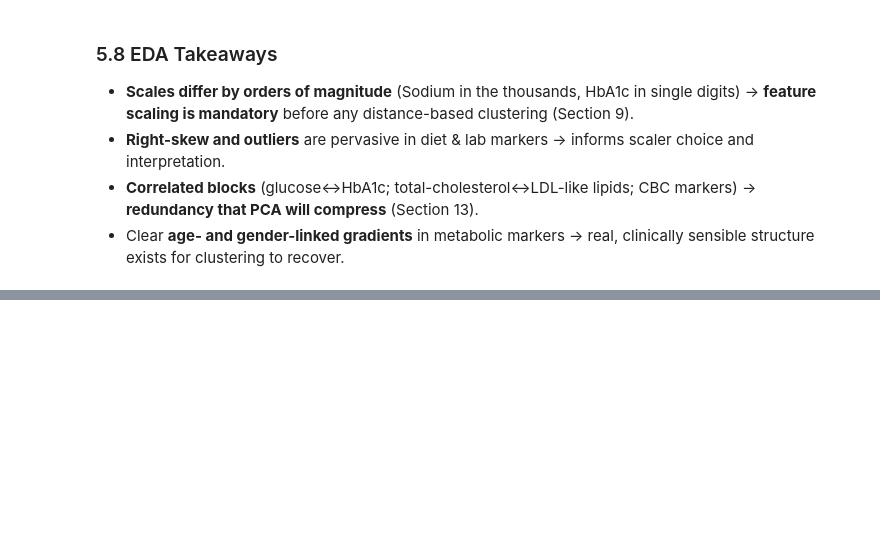
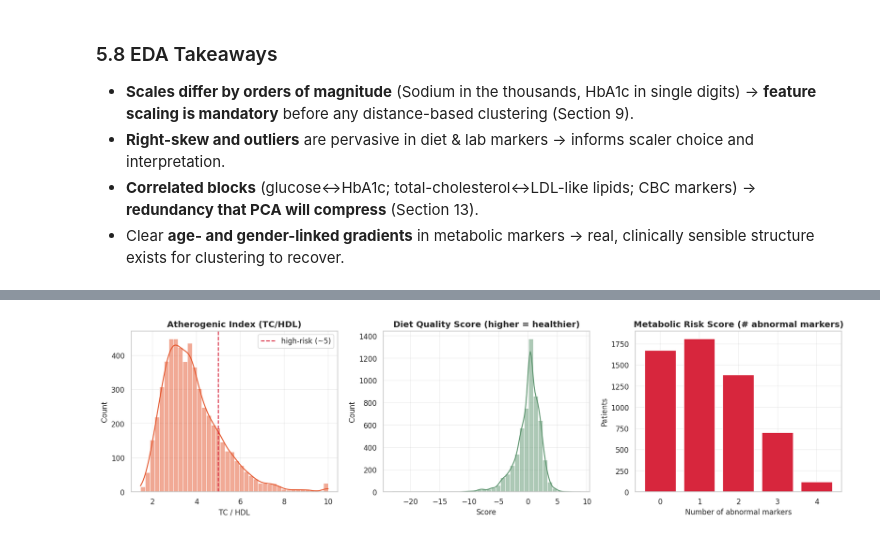
Before and after one commit to Syed-Irfan-1165/Patient-Segmentation-using-Unsupervised-Machine-Learning, a Jupyter notebook: notebooks/NHANES_Patient_Segmentation_PROGRESS.ipynb, the cells around one changed output, grey strips where cells are left out. Drawn from its saved outputs; the diff is of its cells as text; code cells hidden in the pictures; blank space fills up the shorter version.

```diff
--- a/notebooks/NHANES_Patient_Segmentation_PROGRESS.ipynb
+++ b/notebooks/NHANES_Patient_Segmentation_PROGRESS.ipynb
@@ -866,0 +902,24 @@ plt.tight_layout(); plt.show()
+# %%
+# ---- 6.2 Continuous ENGINEERED features (added to the clustering matrix) ----
+# (a) Atherogenic index: Total Cholesterol / HDL  (higher = worse CV risk)
+fe['CholHDL_Ratio'] = fe['TotalChol_mgdl'] / fe['HDL_mgdl'].replace(0, np.nan)
+fe['CholHDL_Ratio'] = fe['CholHDL_Ratio'].fillna(fe['CholHDL_Ratio'].median())
+
+# (b) Diet Quality Score: reward fibre, penalise sugar/sodium/saturated fat.
+#     Built from z-scores so components are comparable, then combined.
+def z(s): return (s - s.mean()) / s.std()
+fe['DietQualityScore'] = (z(fe['Fiber_g'])
+                          - z(fe['Sugar_g'])
+                          - z(fe['Sodium_mg'])
+                          - z(fe['SaturatedFat_g']))
+
+# (c) Metabolic Risk Score: count of abnormal cardiometabolic markers (0-4).
+fe['MetabolicRiskScore'] = (
+    (fe['HbA1c_pct'] >= 5.7).astype(int) +
+    (fe['Glucose_mgdl'] >= 100).astype(int) +
+    (fe['TotalChol_mgdl'] >= 200).astype(int) +
+    (fe['HDL_mgdl'] < 40).astype(int)
+)
+
+print('Engineered continuous features added: CholHDL_Ratio, DietQualityScore, MetabolicRiskScore')
+fe[['CholHDL_Ratio', 'DietQualityScore', 'MetabolicRiskScore']].describe().round(2)
@@ -866,0 +937,17 @@ plt.tight_layout(); plt.show()
+# %%
+# ---- 6.3 Visualise engineered features ----
+fig, axes = plt.subplots(1, 3, figsize=(16, 4.5))
+sns.histplot(fe['CholHDL_Ratio'].clip(upper=10), bins=40, kde=True, color=PALETTE[1], ax=axes[0])
+axes[0].axvline(5, color=PALETTE[6], ls='--', label='high-risk (~5)')
+axes[0].set_title('Atherogenic Index (TC/HDL)'); axes[0].set_xlabel('TC / HDL'); axes[0].legend()
+
+sns.histplot(fe['DietQualityScore'], bins=40, kde=True, color=PALETTE[5], ax=axes[1])
+axes[1].set_title('Diet Quality Score (higher = healthier)'); axes[1].set_xlabel('Score')
+
+mc = fe['MetabolicRiskScore'].value_counts().sort_index()
+axes[2].bar(mc.index, mc.values, color=PALETTE[6])
+axes[2].set_title('Metabolic Risk Score (# abnormal markers)')
+axes[2].set_xlabel('Number of abnormal markers'); axes[2].set_ylabel('Patients')
+plt.tight_layout(); plt.show()
+# %% [output]
+[figure, added]
```
Also changed, not shown: parts of 4 cells of this notebook.
